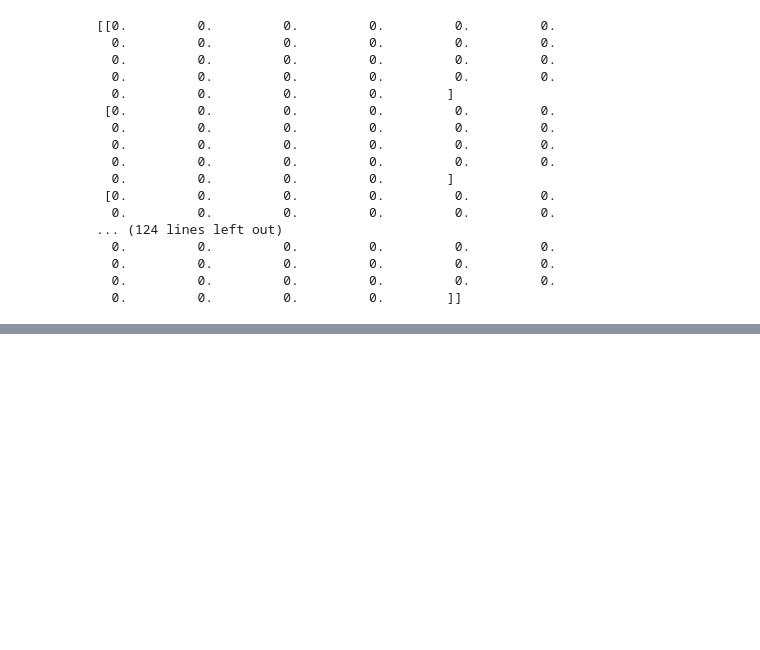
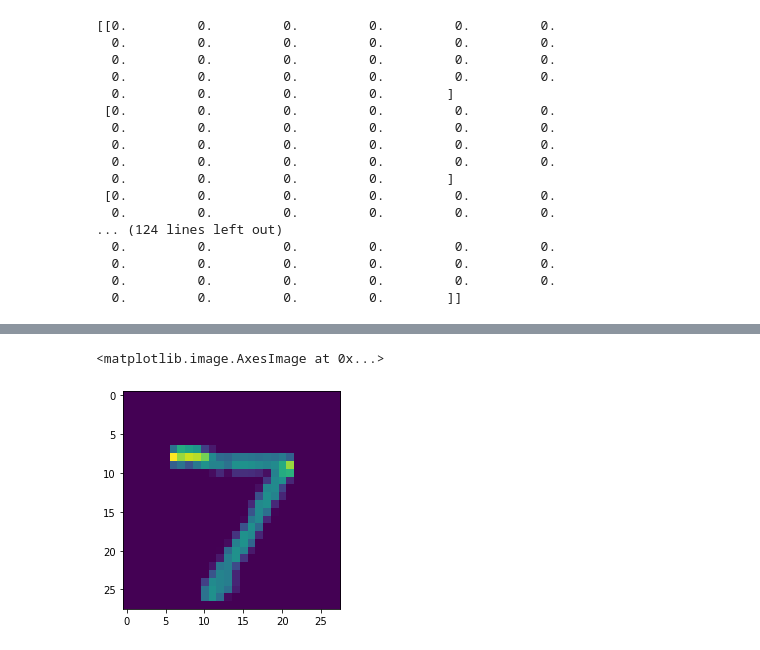
Before and after one commit to ulrikSebastienR/Colab-python-diaries, a Jupyter notebook: Deep_Learning_Sentdex.ipynb, the cells around one changed output, grey strips where cells are left out. Cells and saved outputs as stored; diff of their text form; code cells hidden in the pictures; blank space fills up the shorter version.

```diff
--- a/Deep_Learning_Sentdex.ipynb
+++ b/Deep_Learning_Sentdex.ipynb
@@ -178,0 +212,5 @@ new
+# %%
+plt.imshow(x_test[0])
+# %% [output]
+<matplotlib.image.AxesImage at 0x...>
+[figure, added]
```
Also changed, not shown: parts of 12 cells of this notebook.
